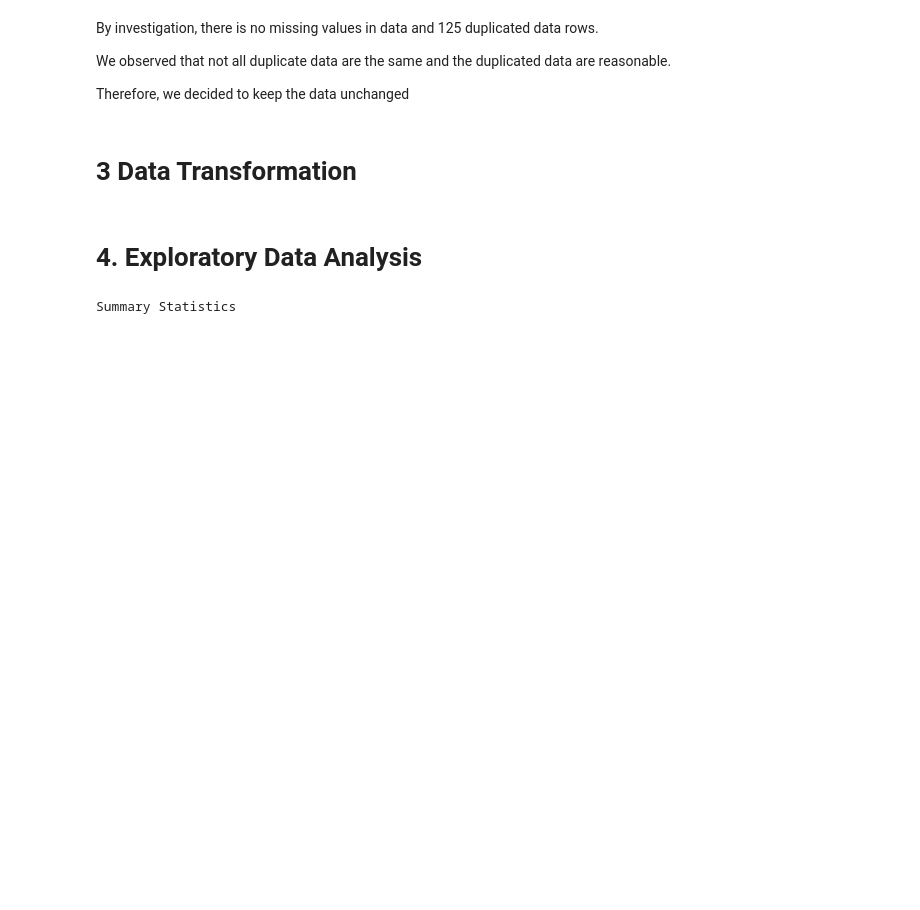
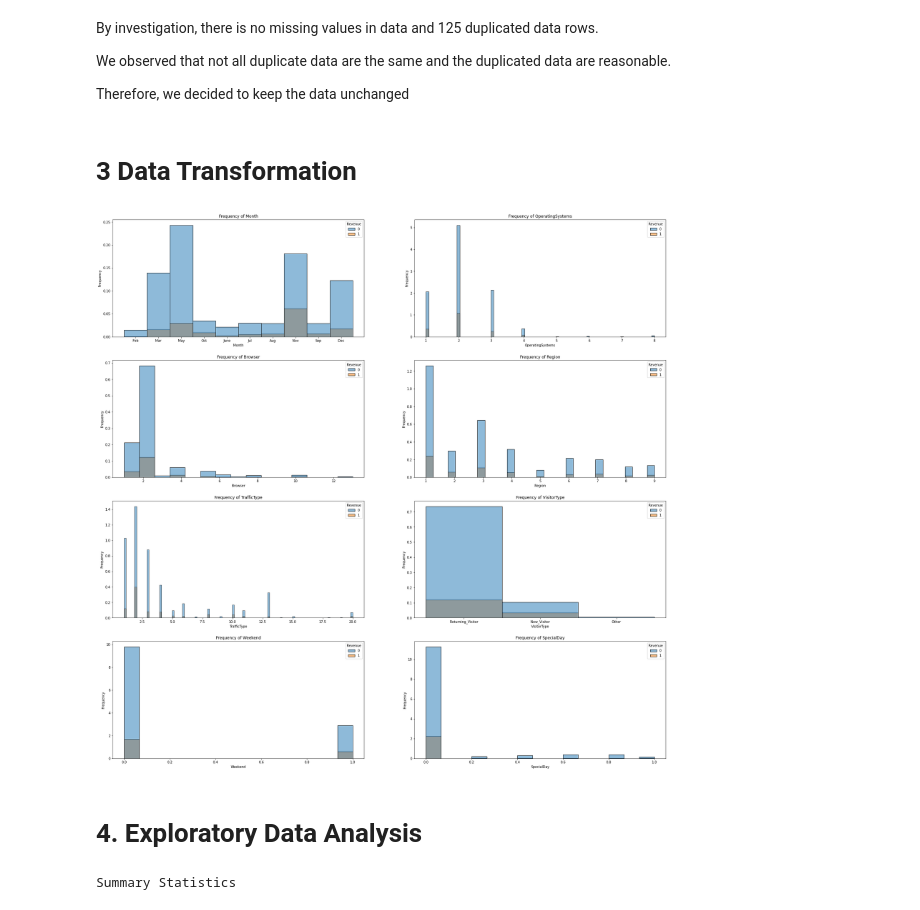
Before and after one commit to hea0516/shopping_intention_classification, a Jupyter notebook: src/data_preprocessing.ipynb, the cells around one changed output. Cells and saved outputs as stored; diff of their text form; code cells hidden in the pictures; blank space fills up the shorter version.

```diff
--- a/src/data_preprocessing.ipynb
+++ b/src/data_preprocessing.ipynb
@@ -97,4 +97,29 @@ We observed that not all duplicate data are the same and the duplicated data are
 Therefore, we decided to keep the data unchanged
 # %% [markdown]
 # 3 Data Transformation
+# %%
+# 3.1 Classify data into 3 types: Continuous Features, Discrete Features, Target
+# Special Day is floating point numbers but categorized into 6 values, therefore we consider it as discrete data
+cts_data = data[['Administrative', 'Administrative_Duration', 'Informational', 'Informational_Duration', 'ProductRelated', 'ProductRelated_Duration', 'BounceRates', 'ExitRates', 'PageValues']]
+cts_target_data = data[['Administrative', 'Administrative_Duration', 'Informational', 'Informational_Duration', 'ProductRelated', 'ProductRelated_Duration', 'BounceRates', 'ExitRates', 'PageValues', 'Revenue']]
+discrete_data = data[['Month', 'OperatingSystems', 'Browser', 'Region', 'TrafficType', 'VisitorType', 'Weekend', 'SpecialDay']]
+discrete_target_data = data[['Month', 'OperatingSystems', 'Browser', 'Region', 'TrafficType', 'VisitorType', 'Weekend', 'SpecialDay', 'Revenue']]
+target = data['Revenue']
+# %%
+# 3.2 Use bar plot to the distribution of categorical features
+fig, axes = plt.subplots(4, 2, figsize=(30, 30))
+
+for idx, feature in enumerate(discrete_data.columns[:len(discrete_data.columns)]):
+    row = idx // 2
+    col = idx % 2
+    # sns.barplot(ax=axes[row,col], x='Administrative', y='Administrative_Duration', hue='Revenue', data=shopping_online)
+    sns.histplot(ax=axes[row, col], data=discrete_target_data, x=feature, stat="density", hue="Revenue")
+    # axes[row,col].bar(discrete_target_data[feature].value_counts().index, discrete_target_data[feature].value_counts().values)
+    axes[row,col].set_title('Frequency of ' + feature)
+    axes[row,col].set_ylabel('Frequency')
+    # sns.countplot(data=data, x='Revenue')
+    # plt.title('Sessions ended with shopping')
+    # plt.xticks([0, 1], ['False', 'True'])
+# %% [output]
+[figure, added]
 # %%
```
Also changed, not shown: parts of 22 cells of this notebook, 1 other file.
